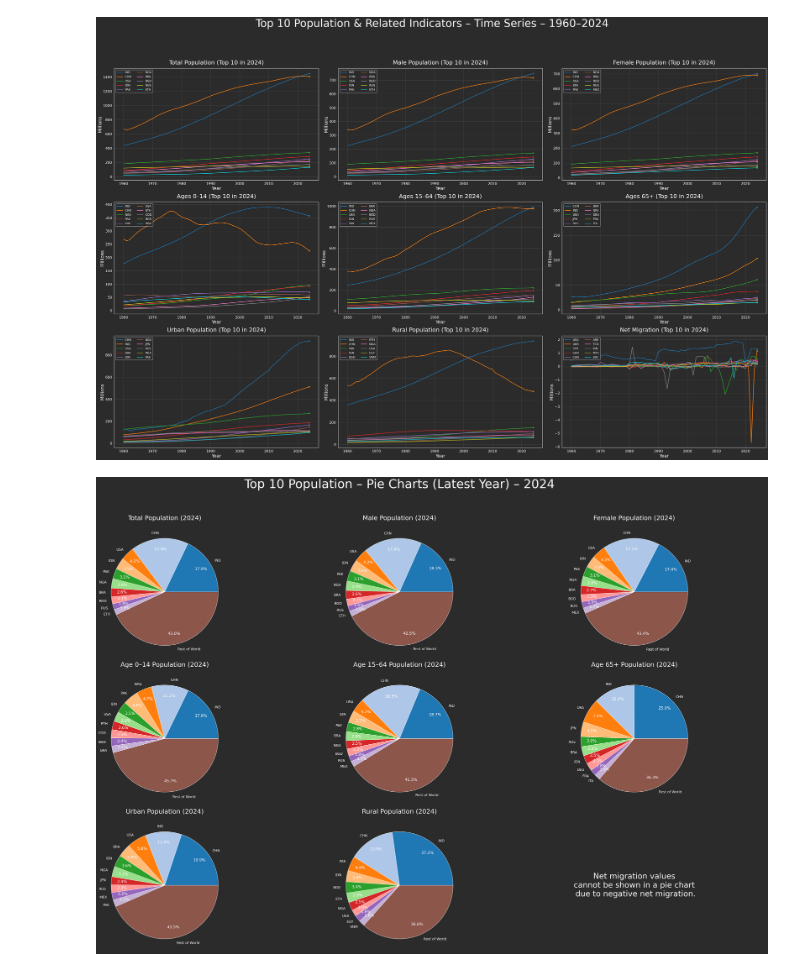
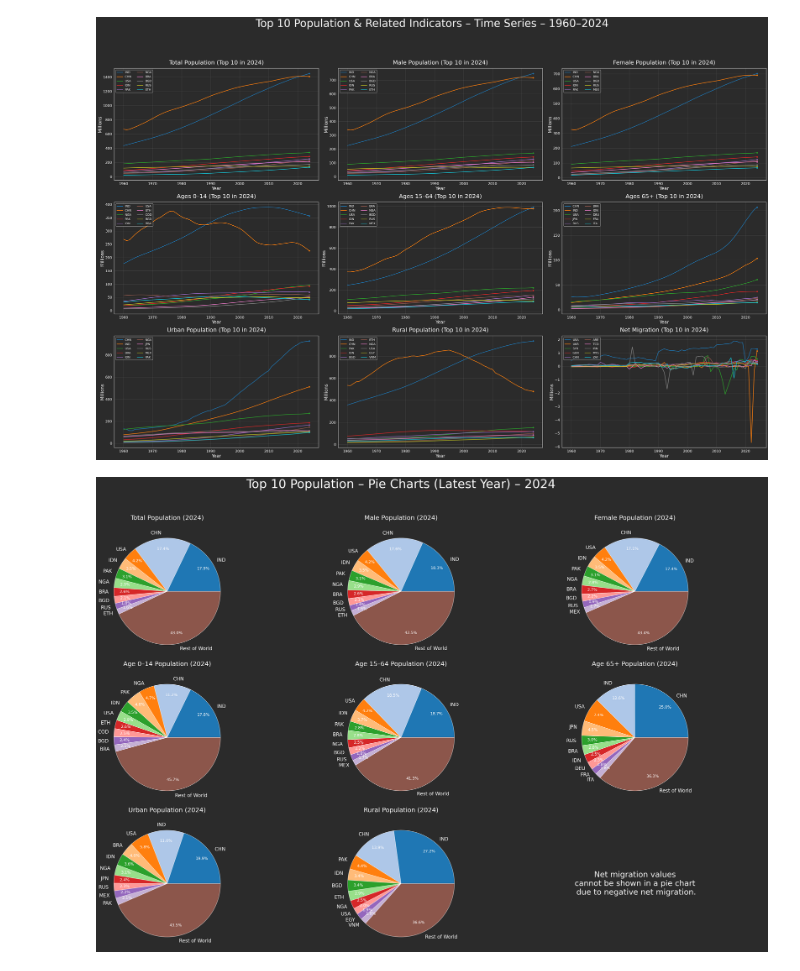
Before and after one commit to tomasricardo1999/python-showcase, a Jupyter notebook: World-Bank-Data-Analysis/World_Population_Analysis.ipynb, the cells around one changed output. Saved outputs shown, nothing was run; the diff lists cells and outputs as text; code cells hidden in the pictures.

```diff
--- a/World-Bank-Data-Analysis/World_Population_Analysis.ipynb
+++ b/World-Bank-Data-Analysis/World_Population_Analysis.ipynb
@@ -412,9 +414,6 @@ def plot_top10_pie_full(
     df_urban, df_rural, df_migration,
     main_title="Top 10 Population – Pie Charts (Latest Year)"
 ):
-
-    import matplotlib.pyplot as plt
-    import seaborn as sns
 
     sns.set_theme(style="darkgrid")
     face = "#2b2b2b"
@@ -473,7 +472,7 @@ def plot_top10_pie_full(
             labels=labels,
             autopct="%.1f%%",
             pctdistance=0.80,
-            textprops=dict(color=textc, fontsize=14),
+            textprops=dict(color=textc, fontsize=20),
             colors=base_colors[:len(values)],
             wedgeprops={"linewidth": 1, "edgecolor": "white"}
         )
@@ -496,31 +495,31 @@ def plot_top10_pie_full(
         fontsize=32,
         ha='center',
         va='center'
     )
 
     # Main Title
     fig.suptitle(
         f"{main_title} – {latest_year}",
         fontsize=50, color="white", y=1.04
     )
 
     plt.tight_layout()
     plt.show()
 
 
 # ------------------------------------------
 #                RUN IT
 # ------------------------------------------
 plot_top10_pie_full(
     SP_POP_TOTL,
     SP_POP_TOTL_MA_IN,
     SP_POP_TOTL_FE_IN,
     SP_POP_0014_TO,
     SP_POP_1564_TO,
     SP_POP_65UP_TO,
     SP_URB_TOTL,
     SP_RUR_TOTL,
     SM_POP_NETM
 )
 # %% [output]
-[figure, old version]
+[figure, new version]
```
Also changed, not shown: parts of 1 cell of this notebook.
